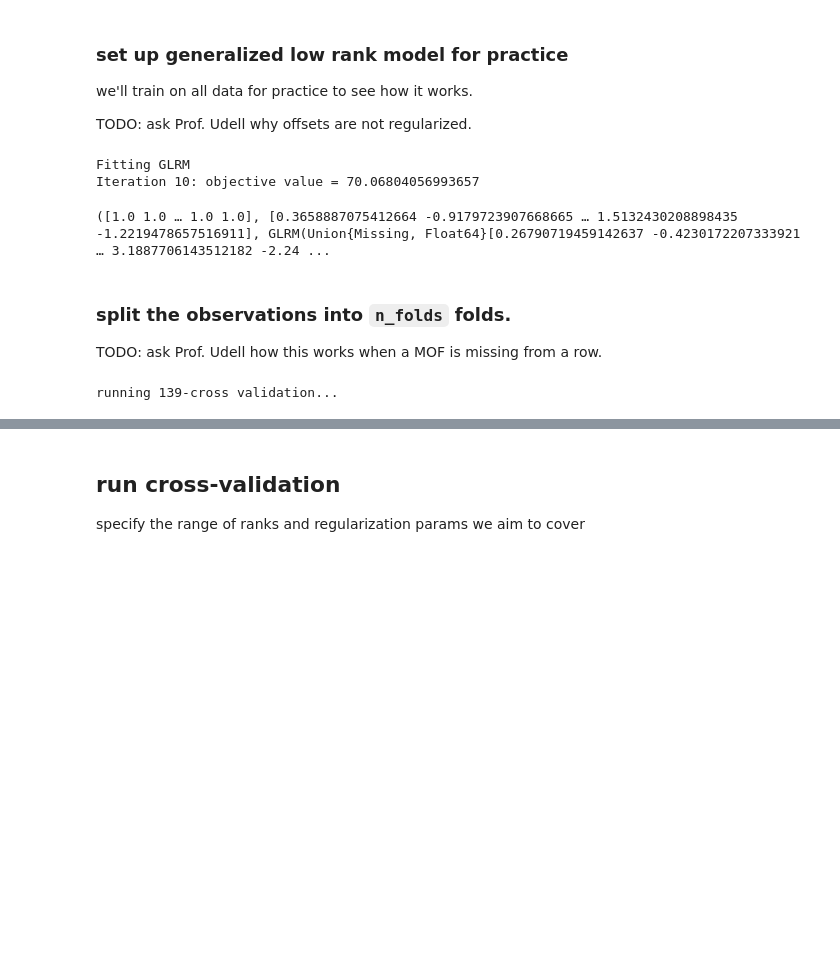
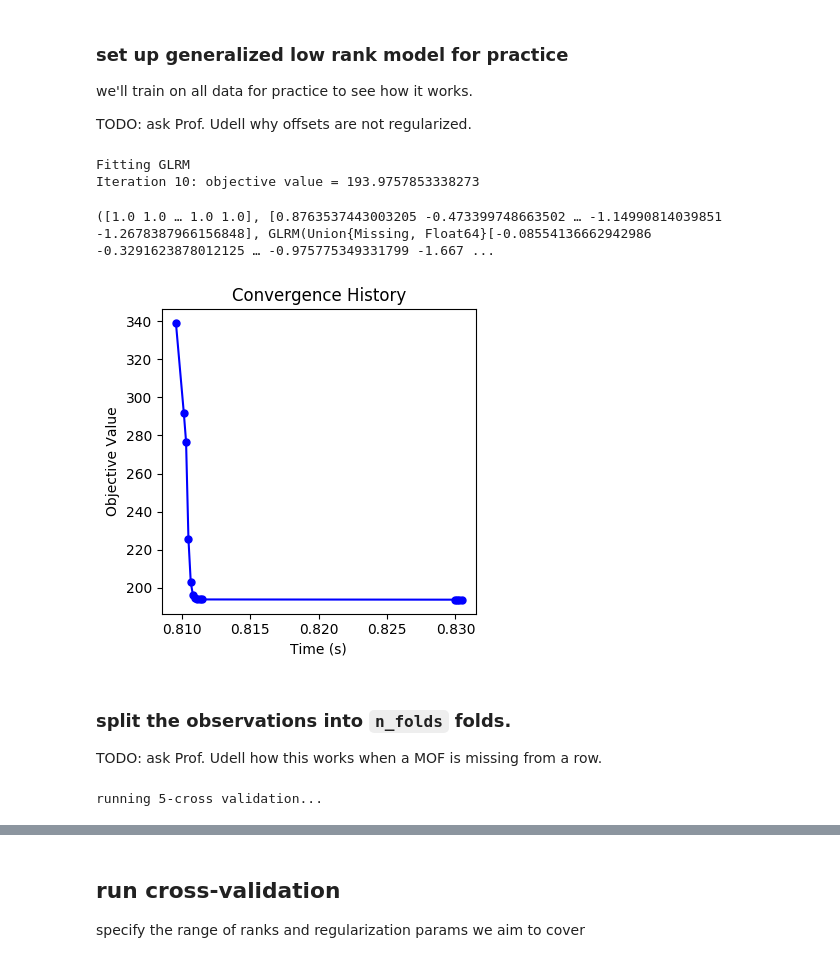
Before and after one commit to SimonEnsemble/material_recommendation_system, a Jupyter notebook: julia_code/mf using lowrankmodels.ipynb, the cells around one changed output, grey strips where cells are left out. Drawn from its saved outputs; the diff is of its cells as text; code cells hidden in the pictures; blank space fills up the shorter version.

```diff
--- a/julia_code/mf using lowrankmodels.ipynb
+++ b/julia_code/mf using lowrankmodels.ipynb
@@ -168,7 +201,7 @@ function fit_glrm(k::Int, γ::Float64, obs::Array{Tuple{Int64,Int64},1}; verbose
 
     glrm = GLRM(H, QuadLoss(), rx, ry, k, obs=obs, offset=true)
 
-    X, Y, ch = fit!(glrm, verbose=verbose) # H ~ X' * Y
+    X, Y, ch = fit!(glrm, ProxGradParams(max_iter=1000), verbose=verbose) # H ~ X' * Y
 
     @assert isapprox(impute(glrm), X' * Y)
     return X, Y, glrm, ch
@@ -177,15 +210,25 @@ end
 X, Y, glrm, ch = fit_glrm(1, 30.0, ids_obs)
 # %% [output]
 Fitting GLRM
-Iteration 10: objective value = 70.06804056993657
+Iteration 10: objective value = 193.9757853338273
-([1.0 1.0 … 1.0 1.0], [0.3658887075412664 -0.9179723907668665 … 1.5132430208898435 -1.2219478657516911], GLRM(Union{Missing, Float64}[0.26790719459142637 -0.4230172207333921 … 3.1887706143512182 -2.24 ...
+([1.0 1.0 … 1.0 1.0], [0.8763537443003205 -0.473399748663502 … -1.14990814039851 -1.2678387966156848], GLRM(Union{Missing, Float64}[-0.08554136662942986 -0.3291623878012125 … -0.975775349331799 -1.667 ...
+# %%
+fig, ax = plt.subplots(figsize=(4,4))
+ax.plot(ch.times, ch.objective, color="b", marker="o", markersize=5)
+ax.set_xlabel("Time (s)")
+ax.set_ylabel("Objective Value")
+ax.set_title("Convergence History")
+plt.tight_layout()
+plt.show()
+# %% [output]
+[figure, added]
 # %% [markdown]
 ### split the observations into `n_folds` folds.
 
 TODO: ask Prof. Udell how this works when a MOF is missing from a row.
 # %%
-n_folds = nb_obs # K-fold cross validation
+n_folds = 5 # K-fold cross validation
 println("running $n_folds-cross validation...")
 kfolds = KFold(nb_obs, n_folds=n_folds, shuffle=true);
 # %% [output]
-running 139-cross validation...
+running 5-cross validation...
```
Also changed, not shown: parts of 17 cells of this notebook.
